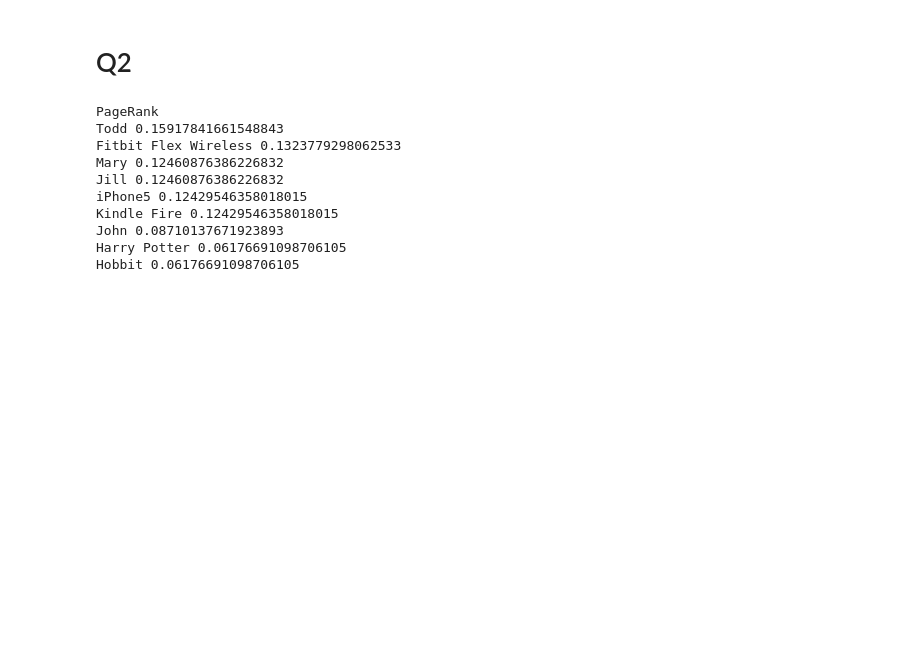
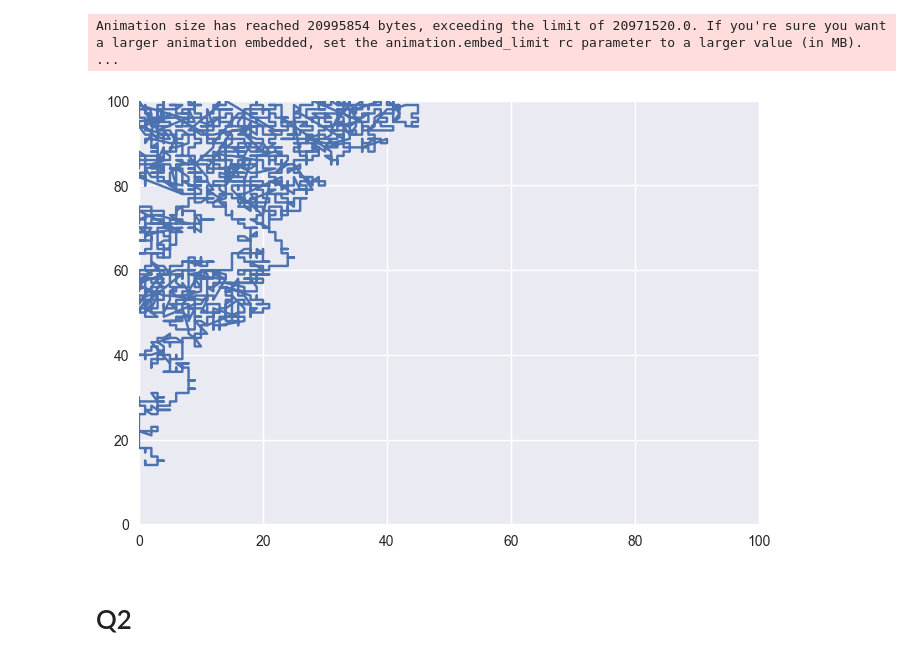
Before and after one commit to Apothemia/CSE5004-Exercises, a Jupyter notebook: Week9/solutions.ipynb, the cells around one changed output. Drawn from its saved outputs; the diff is of its cells as text; code cells hidden in the pictures; blank space fills up the shorter version.

```diff
--- a/Week9/solutions.ipynb
+++ b/Week9/solutions.ipynb
@@ -88,0 +110,15 @@ plt.show()
+# %%
+visited_pos = {positions[0]}
+
+cropped_arr = [positions[0]]
+for pos_idx in range(1, len(positions) - 1):
+    pos = positions[pos_idx]
+    prev_pos = positions[pos_idx - 1]
+    if pos not in visited_pos:
+        if cropped_arr[-1] != prev_pos:
+            cropped_arr.append(prev_pos)
+        cropped_arr.append(pos)
+        visited_pos.add(pos)
+
+cropped_arr = np.array(cropped_arr)
+cropped_arr
@@ -89,2 +133,19 @@ plt.show()
+# %%
+def update_frame(frame):
+    line_plot.set_xdata([cropped_arr[:frame, 0]])
+    line_plot.set_ydata(cropped_arr[:frame, 1])
+    return line_plot
+
+fig, ax = plt.subplots()
+line_plot = ax.plot(cropped_arr[0, 0], cropped_arr[0, 1])[0]
+ax.set(xlim=(0, size), ylim=(0, size))
+
+ani = FuncAnimation(fig=fig, func=update_frame, frames=len(cropped_arr), interval=100)
+
+with open('anim.html', 'w') as f:
+    f.write(ani.to_jshtml())
+# %% [output]
+Animation size has reached 20995854 bytes, exceeding the limit of 20971520.0. If you're sure you want a larger animation embedded, set the animation.embed_limit rc parameter to a larger value (in MB). ...
+[figure, added]
 # %% [markdown]
 # Q2
@@ -113,16 +151,0 @@ pr = sorted(pr.items(), key=operator.itemgetter(1), reverse=True)
-# %%
-print("PageRank")
-for item, score in pr:
-    print(item, score)
-print()
-# %% [output]
-PageRank
-Todd 0.15917841661548843
-Fitbit Flex Wireless 0.1323779298062533
-Mary 0.12460876386226832
-Jill 0.12460876386226832
-iPhone5 0.12429546358018015
-Kindle Fire 0.12429546358018015
-John 0.08710137671923893
-Harry Potter 0.06176691098706105
-Hobbit 0.06176691098706105
```
Also changed, not shown: parts of 9 cells of this notebook.
